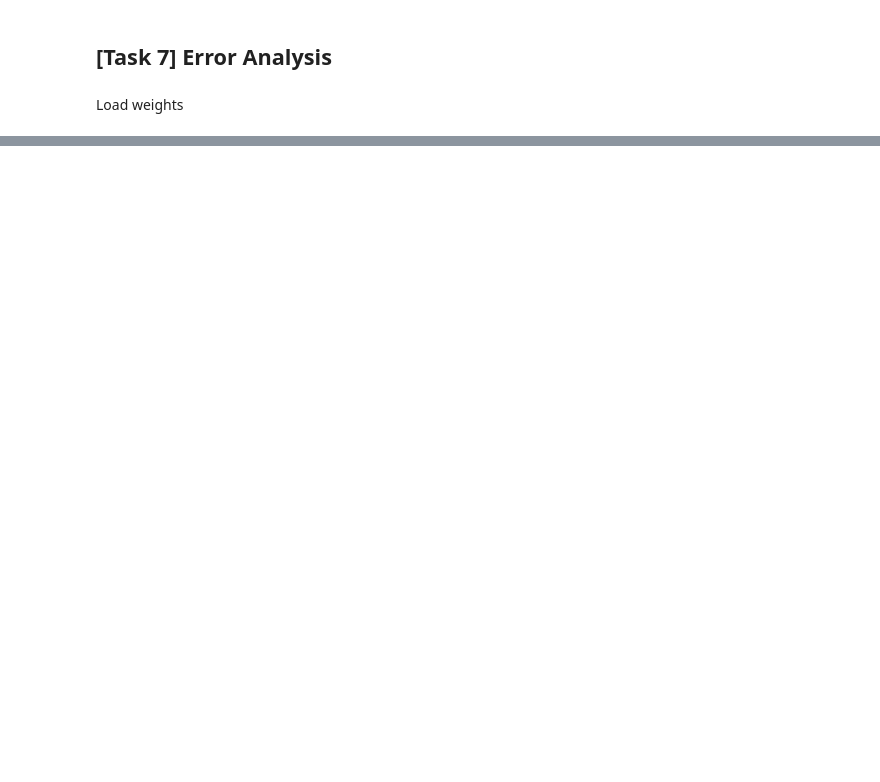
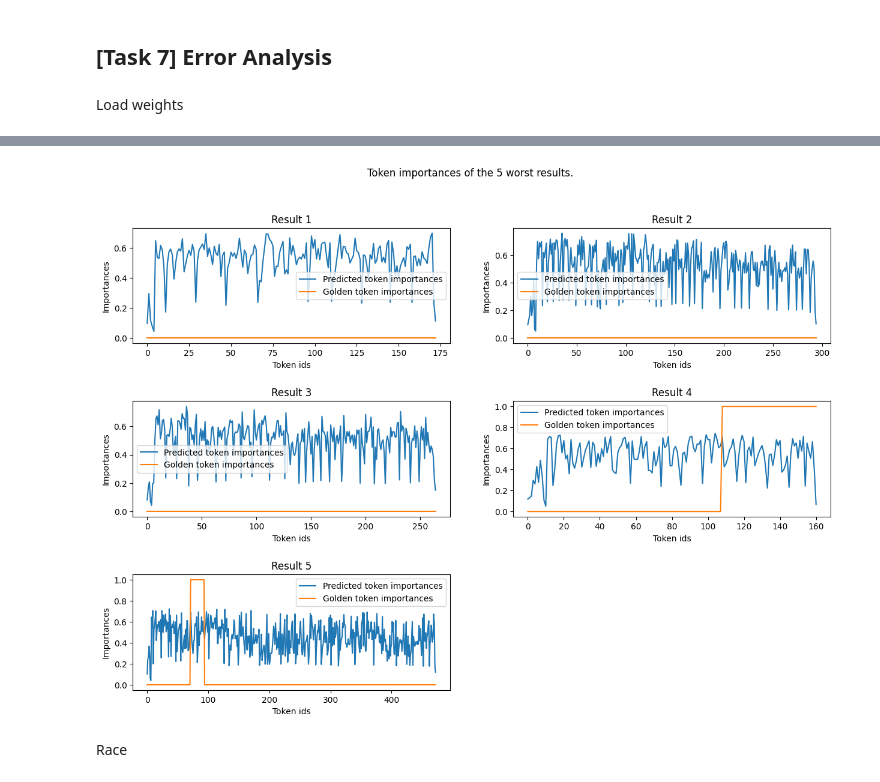
Before and after one commit to RiccardoSpolaor/Question-Answering, a Jupyter notebook: main_trainer_redone.ipynb, the cells around one changed output, grey strips where cells are left out. Drawn from its saved outputs; the diff is of its cells as text; code cells hidden in the pictures; blank space fills up the shorter version.

```diff
--- a/main_trainer_redone.ipynb
+++ b/main_trainer_redone.ipynb
@@ -488,0 +627,6 @@ show_token_importances(model, r['question'], r['story'], r['answer_span_start'],
+# %%
+plot_token_importances('mctest', sources_statistics_dict, model)
+# %% [output]
+[figure, added]
+# %% [markdown]
+Race
```
Also changed, not shown: parts of 53 cells of this notebook, 1 other file.
